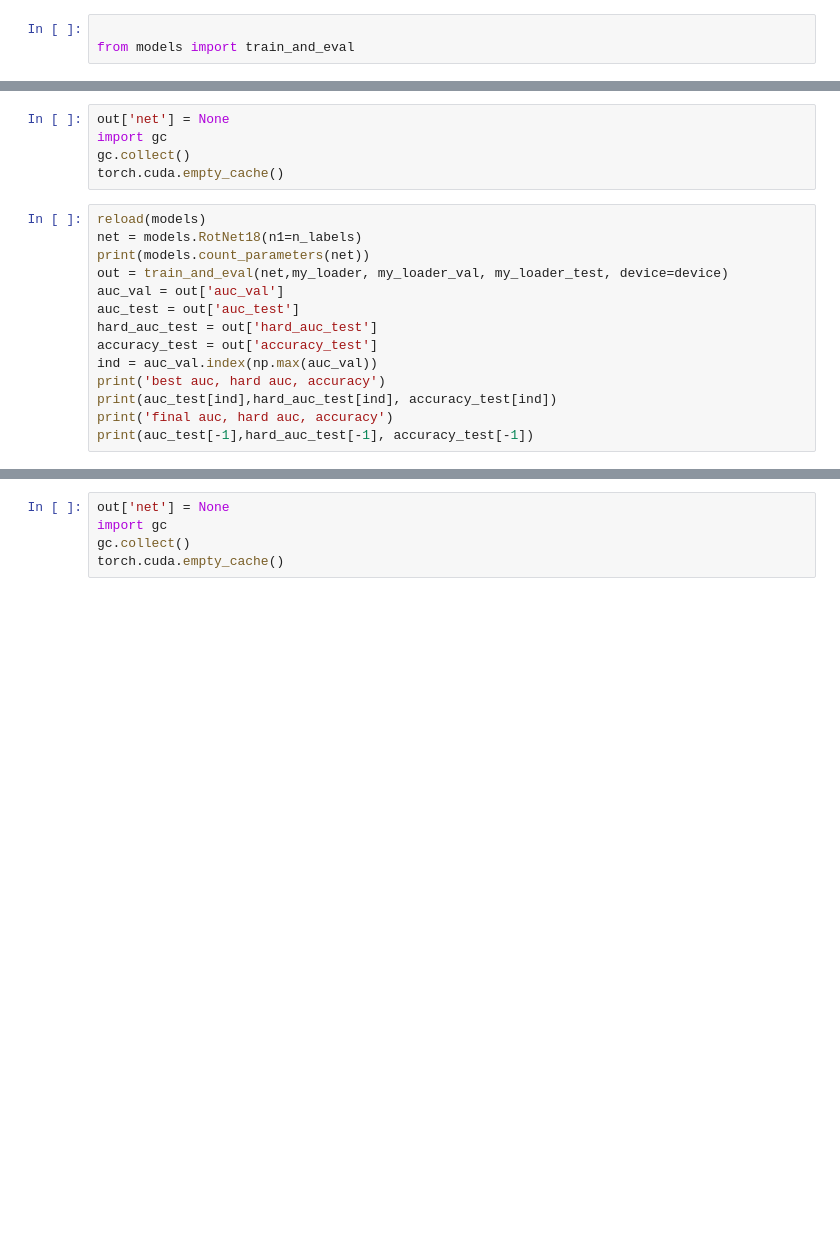
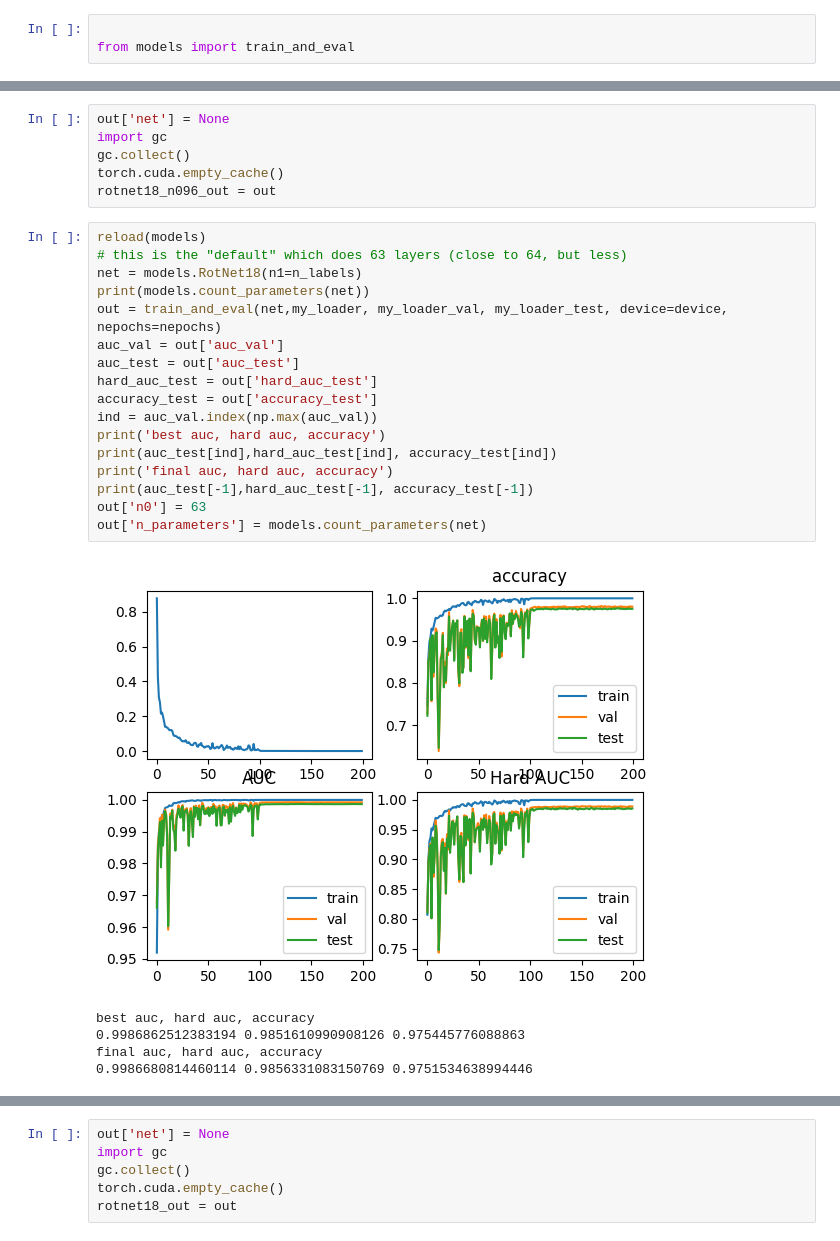
Before and after one commit to twardlab/rotnet, a Jupyter notebook: rotation_v09_use_models_file.ipynb, the cells around one changed output, grey strips where cells are left out. Saved outputs shown, nothing was run; the diff lists cells and outputs as text; blank space fills up the shorter version.

```diff
--- a/rotation_v09_use_models_file.ipynb
+++ b/rotation_v09_use_models_file.ipynb
@@ -721,17 +742,27 @@ out['net'] = None
 import gc
 gc.collect()
 torch.cuda.empty_cache()
+rotnet18_n096_out = out
 # %%
 reload(models)
+# this is the "default" which does 63 layers (close to 64, but less)
 net = models.RotNet18(n1=n_labels)
 print(models.count_parameters(net))
-out = train_and_eval(net,my_loader, my_loader_val, my_loader_test, device=device)
+out = train_and_eval(net,my_loader, my_loader_val, my_loader_test, device=device, nepochs=nepochs)
 auc_val = out['auc_val']
 auc_test = out['auc_test']
 hard_auc_test = out['hard_auc_test']
 accuracy_test = out['accuracy_test']
 ind = auc_val.index(np.max(auc_val))
 print('best auc, hard auc, accuracy')
 print(auc_test[ind],hard_auc_test[ind], accuracy_test[ind])
 print('final auc, hard auc, accuracy')
 print(auc_test[-1],hard_auc_test[-1], accuracy_test[-1])
+out['n0'] = 63
+out['n_parameters'] = models.count_parameters(net)
+# %% [output]
+[figure, added]
+best auc, hard auc, accuracy
+0.9986862512383194 0.9851610990908126 0.975445776088863
+final auc, hard auc, accuracy
+0.9986680814460114 0.9856331083150769 0.9751534638994446
@@ -740,5 +772,6 @@ out['net'] = None
 import gc
 gc.collect()
 torch.cuda.empty_cache()
+rotnet18_out = out
 # %%
 # 20 layers is from cifar
```
Also changed, not shown: parts of 46 cells of this notebook, 1 other file.
